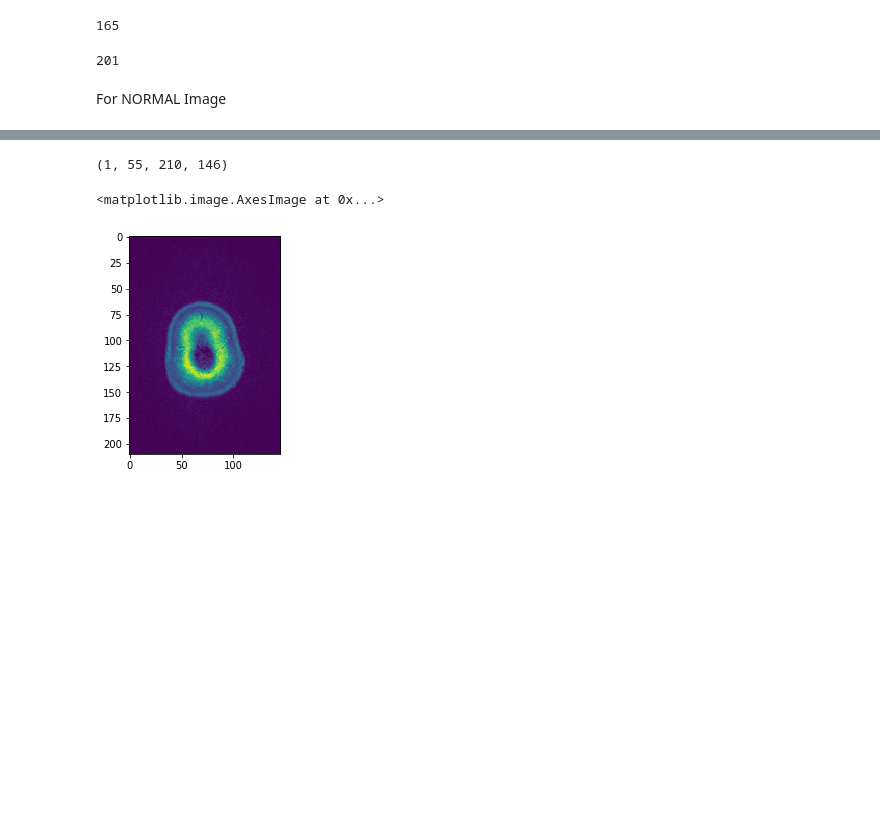
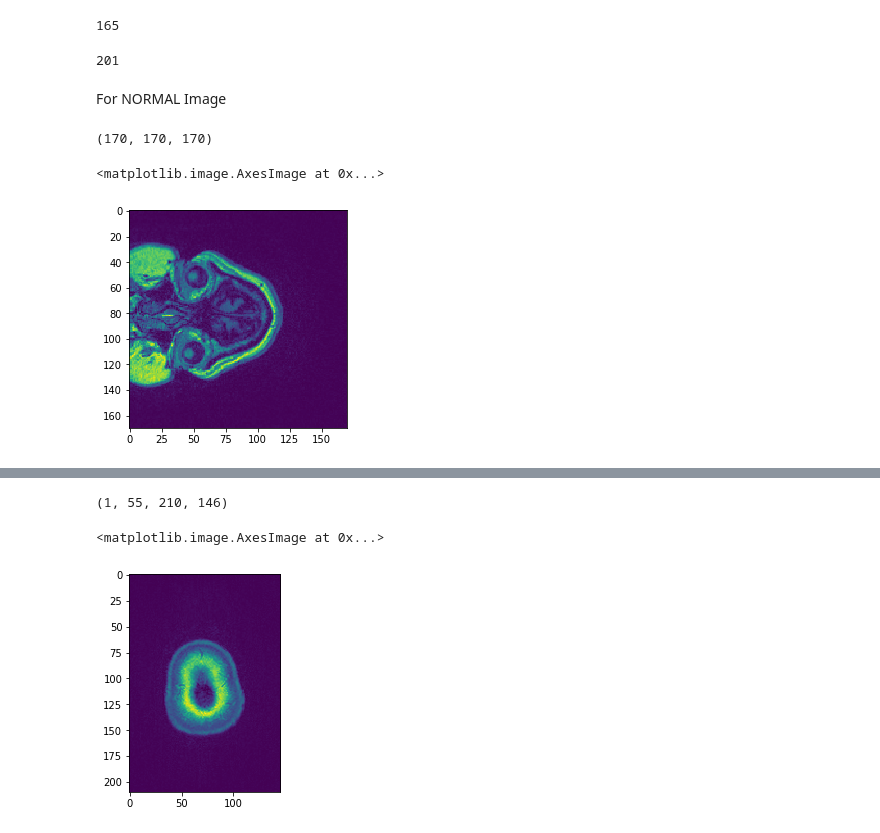
Before and after one commit to macsermkiat/PPMI, a Jupyter notebook: 2D,3D_MRI_Classify_PD.ipynb, the cells around one changed output, grey strips where cells are left out. Drawn from its saved outputs; the diff is of its cells as text; code cells hidden in the pictures; blank space fills up the shorter version.

```diff
--- a/2D,3D_MRI_Classify_PD.ipynb
+++ b/2D,3D_MRI_Classify_PD.ipynb
@@ -159,3 +166,14 @@ For NORMAL Image
 # %%
 img = nib.load(lstFilesDCM_train[68])
 im = []
+# %%
+ds = img.get_fdata()[3:173,50:220,60:230]
+# %%
+ds.shape
+# %% [output]
+(170, 170, 170)
+# %%
+plt.imshow(ds[:,0,:])
+# %% [output]
+<matplotlib.image.AxesImage at 0x...>
+[figure, added]
```
Also changed, not shown: parts of 39 cells of this notebook.
